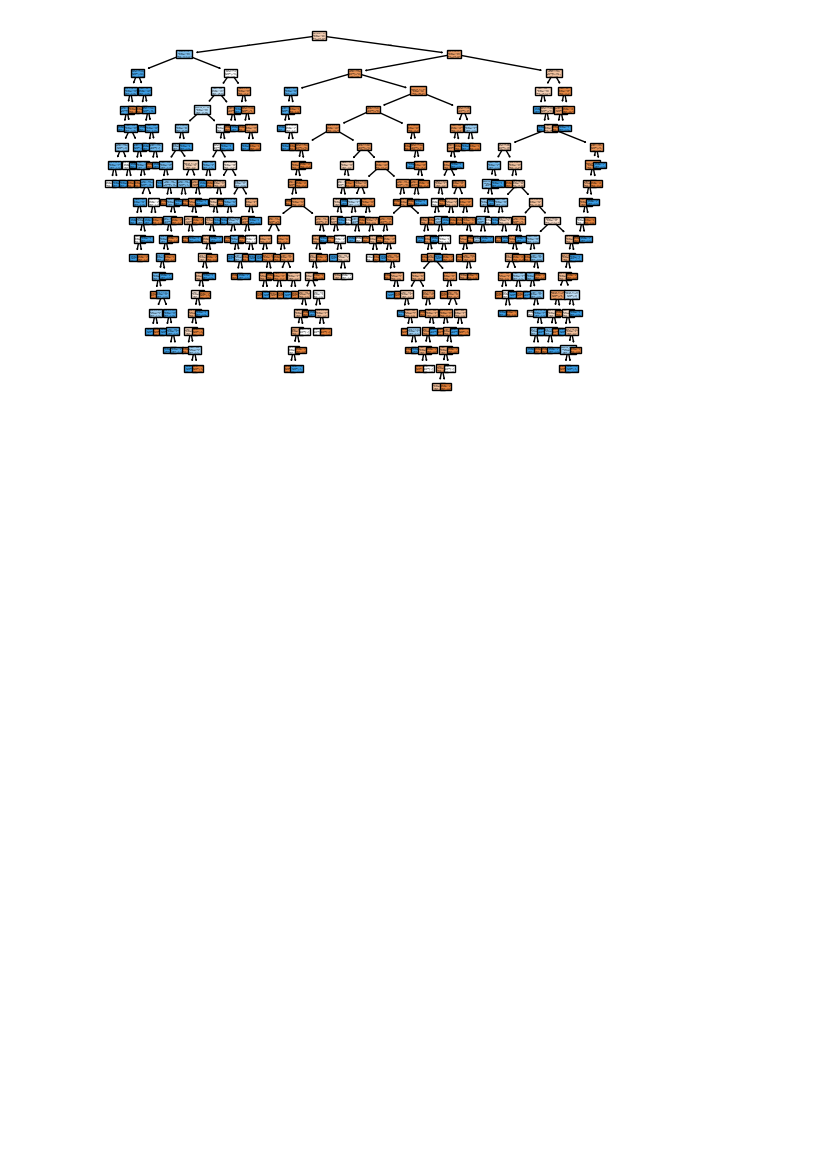
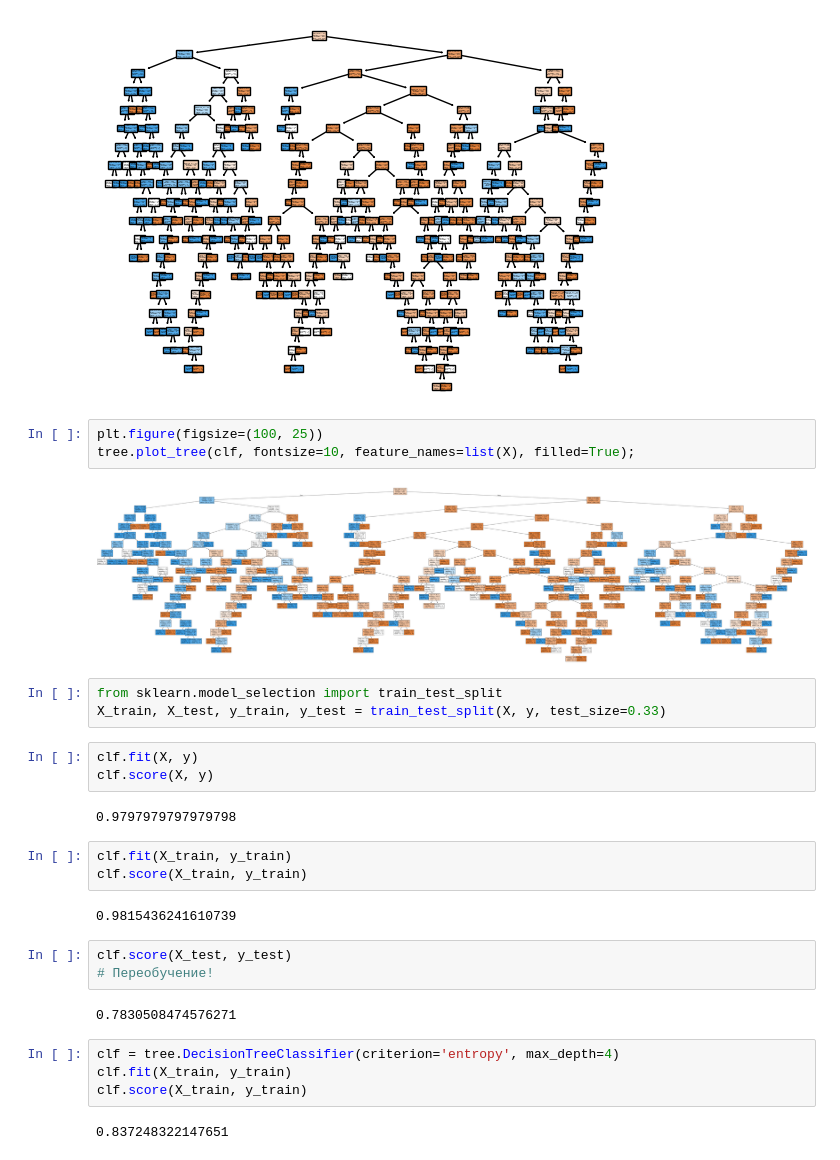
Before and after one commit to MinyaevAndrey/MYPETS, a Jupyter notebook: Titanic.ipynb, the cells around one changed output. Drawn from its saved outputs; the diff is of its cells as text; blank space fills up the shorter version.

```diff
--- a/Titanic.ipynb
+++ b/Titanic.ipynb
@@ -60,3 +60,32 @@ tree.plot_tree(clf, feature_names=list(X),
                filled=True);
 # %% [output]
 [figure]
+# %%
+plt.figure(figsize=(100, 25))
+tree.plot_tree(clf, fontsize=10, feature_names=list(X), filled=True);
+# %% [output]
+[figure, added]
+# %%
+from sklearn.model_selection import train_test_split
+X_train, X_test, y_train, y_test = train_test_split(X, y, test_size=0.33)
+# %%
+clf.fit(X, y)
+clf.score(X, y)
+# %% [output]
+0.9797979797979798
+# %%
+clf.fit(X_train, y_train)
+clf.score(X_train, y_train)
+# %% [output]
+0.9815436241610739
+# %%
+clf.score(X_test, y_test)
+# Переобучение!
+# %% [output]
+0.7830508474576271
+# %%
+clf = tree.DecisionTreeClassifier(criterion='entropy', max_depth=4)
+clf.fit(X_train, y_train)
+clf.score(X_train, y_train)
+# %% [output]
+0.837248322147651
```
Also changed, not shown: parts of 1 cell of this notebook.
